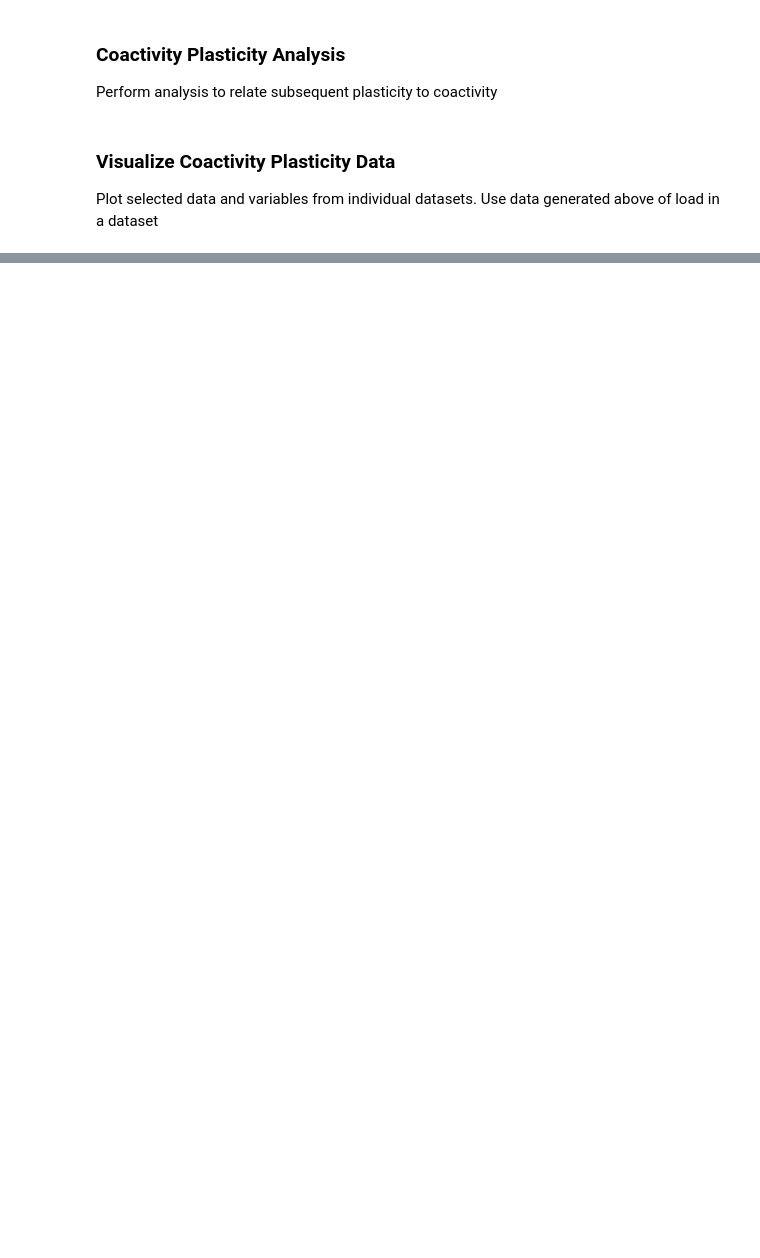
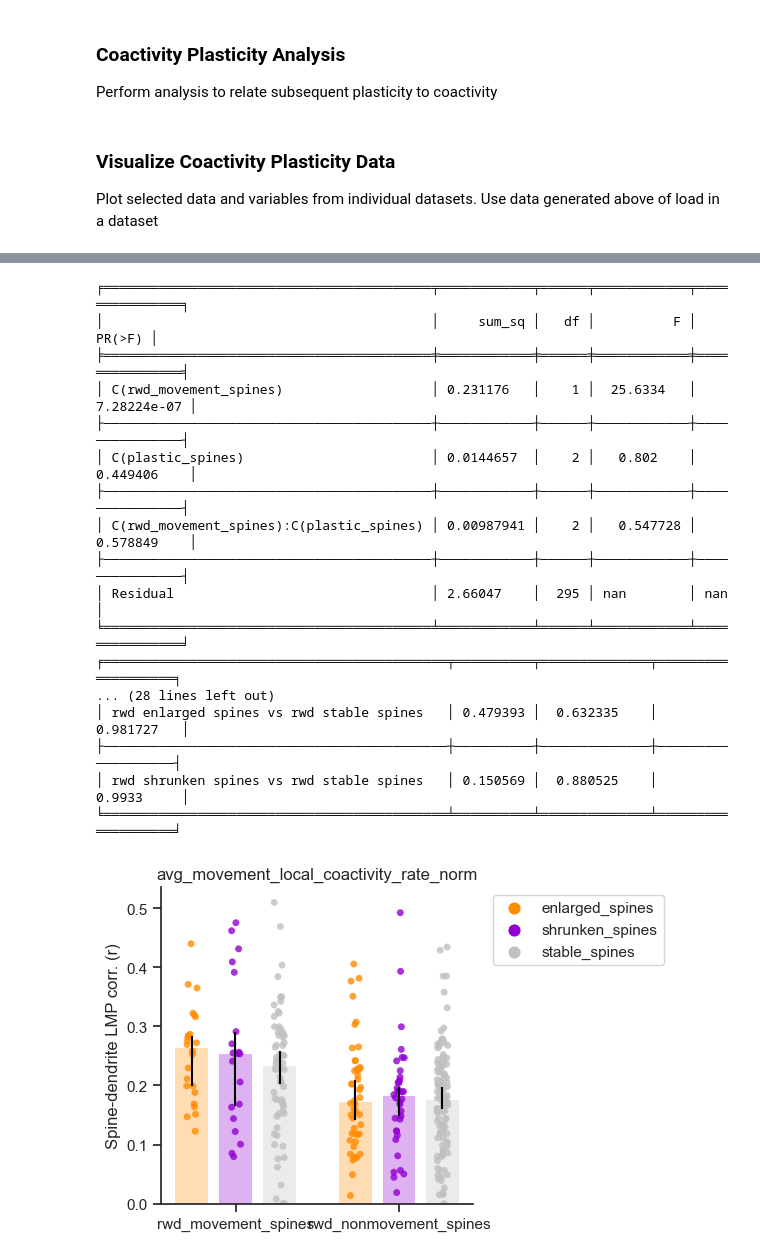
Before and after one commit to wjakewright/Lab_Analyses, a Jupyter notebook: Lab_Analyses/Spine_Analysis/Batch_Coactivity_Analysis.ipynb, the cells around one changed output, grey strips where cells are left out. Saved outputs shown, nothing was run; the diff lists cells and outputs as text; code cells hidden in the pictures; blank space fills up the shorter version.

```diff
--- a/Lab_Analyses/Spine_Analysis/Batch_Coactivity_Analysis.ipynb
+++ b/Lab_Analyses/Spine_Analysis/Batch_Coactivity_Analysis.ipynb
@@ -221,27 +401,46 @@ plot_data.plot_group_scatter_plot(
 # %%
 
 plot_data.plot_multi_group_scatter_plots(
-    variable_name="avg_nonmovement_local_coactivity_rate_norm",
-    group_type="movement_spines",
+    variable_name="avg_movement_local_coactivity_rate_norm",
+    group_type="rwd_movement_spines",
     subgroup_type="plastic_spines",
     mean_type="median",
     err_type="CI",
     figsize=(6,4),
     ytitle="Spine-dendrite LMP corr. (r)",
     ylim=None,
     s_colors=["darkorange", "darkviolet", "silver"],
     s_alpha=0.8,
     s_size=5,
     b_colors=["darkorange", "darkviolet", "silver"],
     b_edgecolors="black",
     b_err_colors="black",
     b_width=0.2,
     b_linewidth=0,
     b_alpha=0.3,
     test_method="holm-sidak",
     save=False,
     save_path=figure_path,
 )
+# %% [output]
+╒══════════════════════════════════════════╤════════════╤══════╤════════════╤═══════════════╕
+│                                          │     sum_sq │   df │          F │        PR(>F) │
+╞══════════════════════════════════════════╪════════════╪══════╪════════════╪═══════════════╡
+│ C(rwd_movement_spines)                   │ 0.231176   │    1 │  25.6334   │   7.28224e-07 │
+├──────────────────────────────────────────┼────────────┼──────┼────────────┼───────────────┤
+│ C(plastic_spines)                        │ 0.0144657  │    2 │   0.802    │   0.449406    │
+├──────────────────────────────────────────┼────────────┼──────┼────────────┼───────────────┤
+│ C(rwd_movement_spines):C(plastic_spines) │ 0.00987941 │    2 │   0.547728 │   0.578849    │
+├──────────────────────────────────────────┼────────────┼──────┼────────────┼───────────────┤
+│ Residual                                 │ 2.66047    │  295 │ nan        │ nan           │
+╘══════════════════════════════════════════╧════════════╧══════╧════════════╧═══════════════╛
+╒════════════════════════════════════════════╤══════════╤══════════════╤═══════════════════╕
+... (28 lines left out)
+│ rwd enlarged spines vs rwd stable spines   │ 0.479393 │  0.632335    │        0.981727   │
+├────────────────────────────────────────────┼──────────┼──────────────┼───────────────────┤
+│ rwd shrunken spines vs rwd stable spines   │ 0.150569 │  0.880525    │        0.9933     │
+╘════════════════════════════════════════════╧══════════╧══════════════╧═══════════════════╛
+[figure, added]
 # %%
 plot_data.plot_group_spine_mean_traces(
     group_type="plastic_spines",
```
Also changed, not shown: parts of 24 cells of this notebook.
